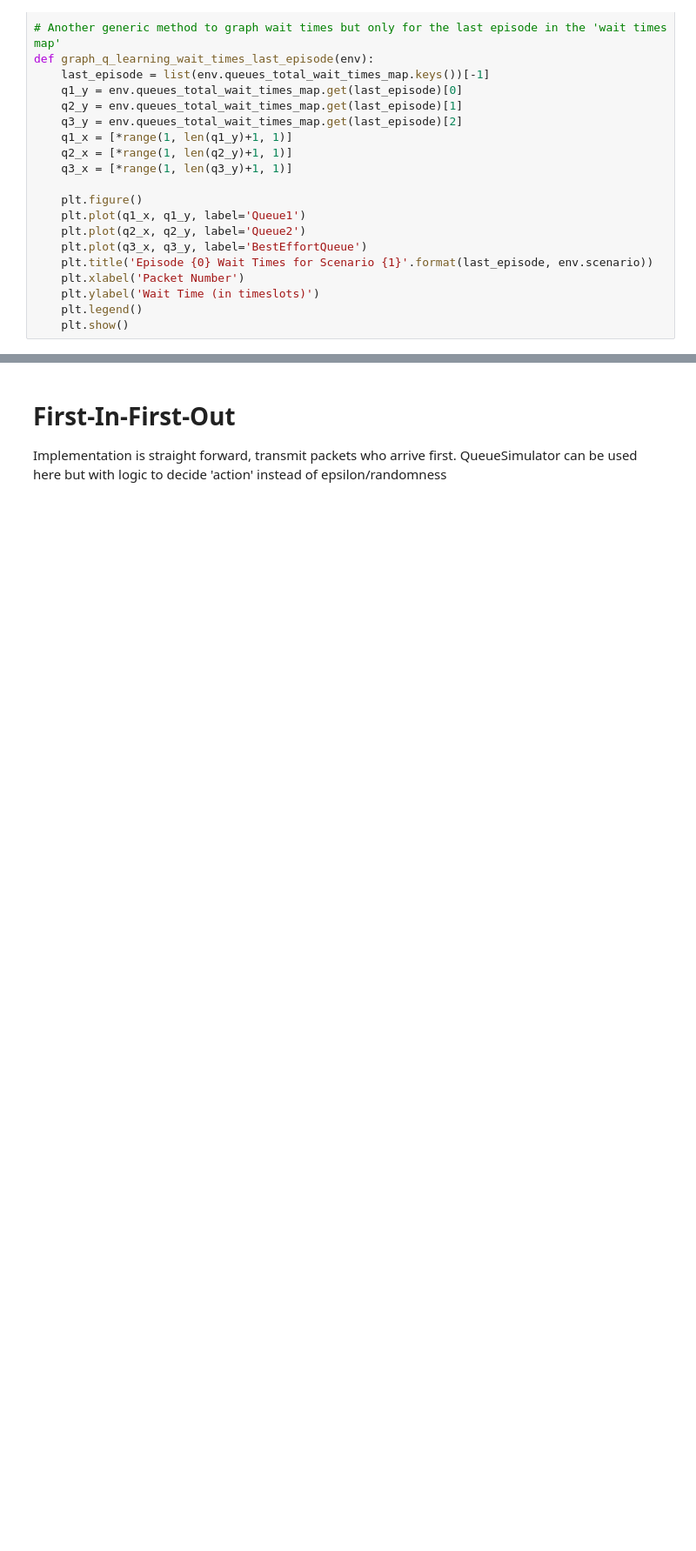
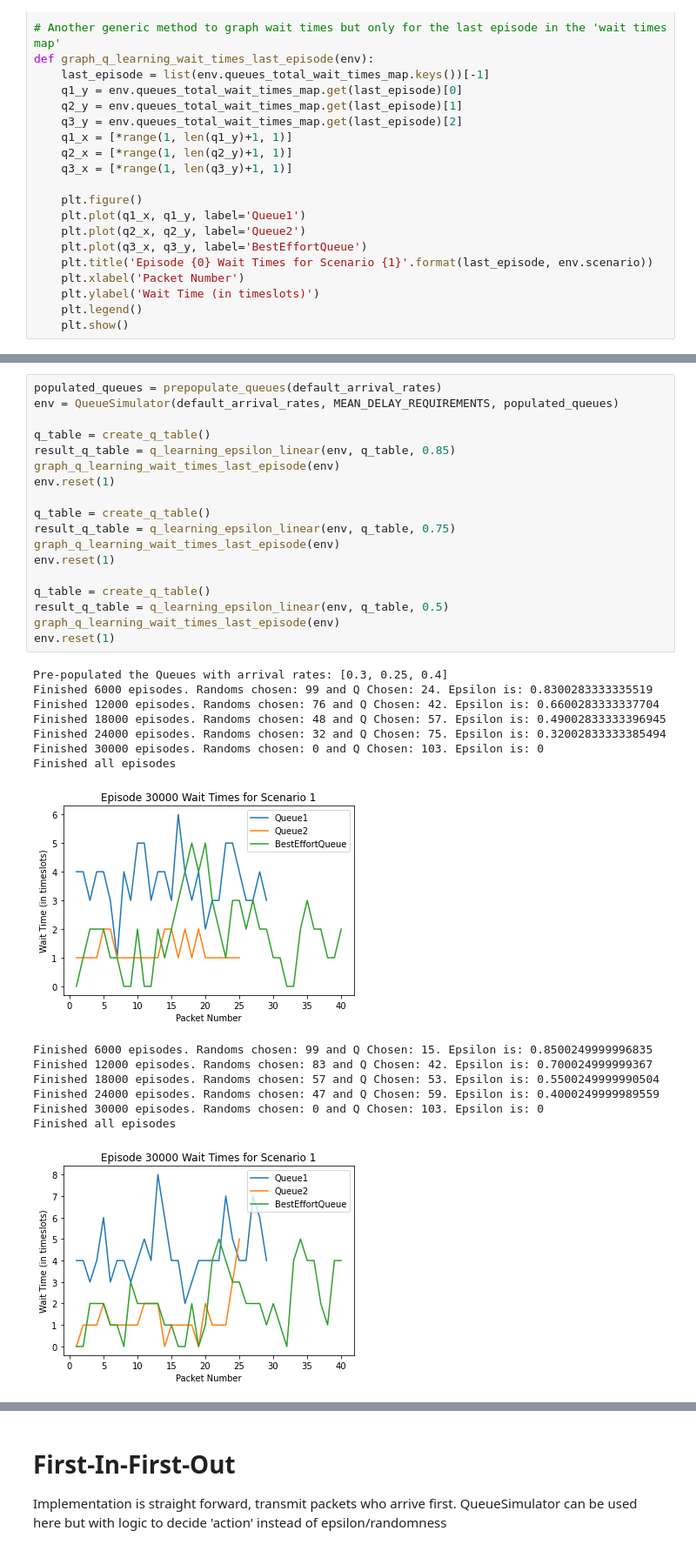
Before and after one commit to s3719678/ML_A2, a Jupyter notebook: notebooks/duc.ipynb, the cells around one changed output, grey strips where cells are left out. Shown at 87% size. Cells and saved outputs as stored; diff of their text form; blank space fills up the shorter version.

```diff
--- a/notebooks/duc.ipynb
+++ b/notebooks/duc.ipynb
@@ -276,3 +390,37 @@ def q_learning_epsilon_linear(env, q_table):
     print('Finished all episodes')
     env.close()
     return q_table
+# %%
+populated_queues = prepopulate_queues(default_arrival_rates)
+env = QueueSimulator(default_arrival_rates, MEAN_DELAY_REQUIREMENTS, populated_queues)
+
+q_table = create_q_table()
+result_q_table = q_learning_epsilon_linear(env, q_table, 0.85)
+graph_q_learning_wait_times_last_episode(env)
+env.reset(1)
+
+q_table = create_q_table()
+result_q_table = q_learning_epsilon_linear(env, q_table, 0.75)
+graph_q_learning_wait_times_last_episode(env)
+env.reset(1)
+
+q_table = create_q_table()
+result_q_table = q_learning_epsilon_linear(env, q_table, 0.5)
+graph_q_learning_wait_times_last_episode(env)
+env.reset(1)
+# %% [output]
+Pre-populated the Queues with arrival rates: [0.3, 0.25, 0.4]
+Finished 6000 episodes. Randoms chosen: 99 and Q Chosen: 24. Epsilon is: 0.8300283333335519
+Finished 12000 episodes. Randoms chosen: 76 and Q Chosen: 42. Epsilon is: 0.6600283333337704
+Finished 18000 episodes. Randoms chosen: 48 and Q Chosen: 57. Epsilon is: 0.49002833333396945
+Finished 24000 episodes. Randoms chosen: 32 and Q Chosen: 75. Epsilon is: 0.32002833333385494
+Finished 30000 episodes. Randoms chosen: 0 and Q Chosen: 103. Epsilon is: 0
+Finished all episodes
+[figure, added]
+Finished 6000 episodes. Randoms chosen: 99 and Q Chosen: 15. Epsilon is: 0.8500249999996835
+Finished 12000 episodes. Randoms chosen: 83 and Q Chosen: 42. Epsilon is: 0.700024999999367
+Finished 18000 episodes. Randoms chosen: 57 and Q Chosen: 53. Epsilon is: 0.5500249999990504
+Finished 24000 episodes. Randoms chosen: 47 and Q Chosen: 59. Epsilon is: 0.4000249999989559
+Finished 30000 episodes. Randoms chosen: 0 and Q Chosen: 103. Epsilon is: 0
+Finished all episodes
+[figure, added]
```
Also changed, not shown: parts of 31 cells of this notebook, 1 other file.
